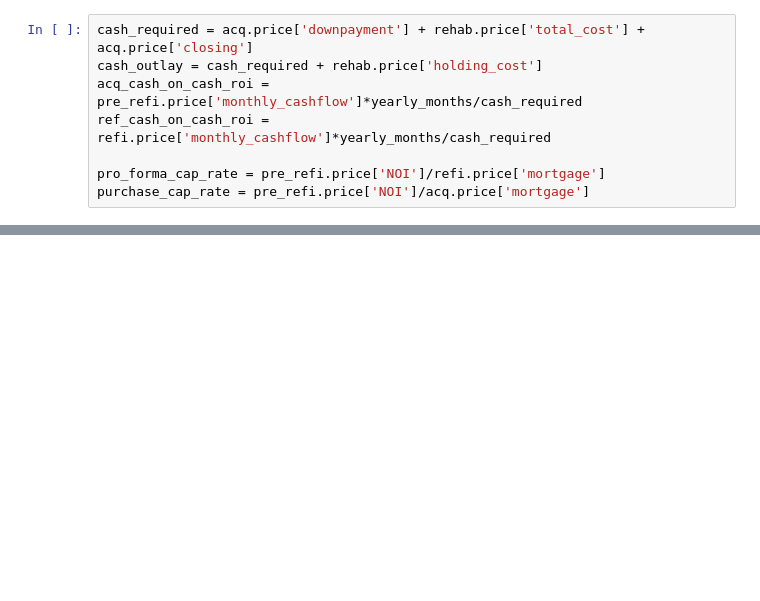
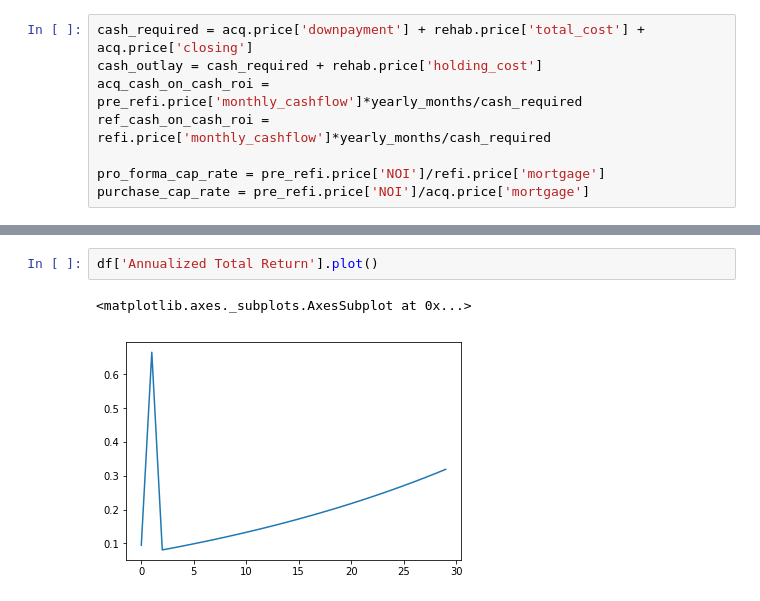
Before and after one commit to RupertDodkins/real_estate, a Jupyter notebook: BRRRR Calculator.ipynb, the cells around one changed output, grey strips where cells are left out. Saved outputs shown, nothing was run; the diff lists cells and outputs as text; blank space fills up the shorter version.

```diff
--- a/BRRRR Calculator.ipynb
+++ b/BRRRR Calculator.ipynb
@@ -401,0 +456,5 @@ df
+# %%
+df['Annualized Total Return'].plot()
+# %% [output]
+<matplotlib.axes._subplots.AxesSubplot at 0x...>
+[figure, added]
```
Also changed, not shown: parts of 10 cells of this notebook.
